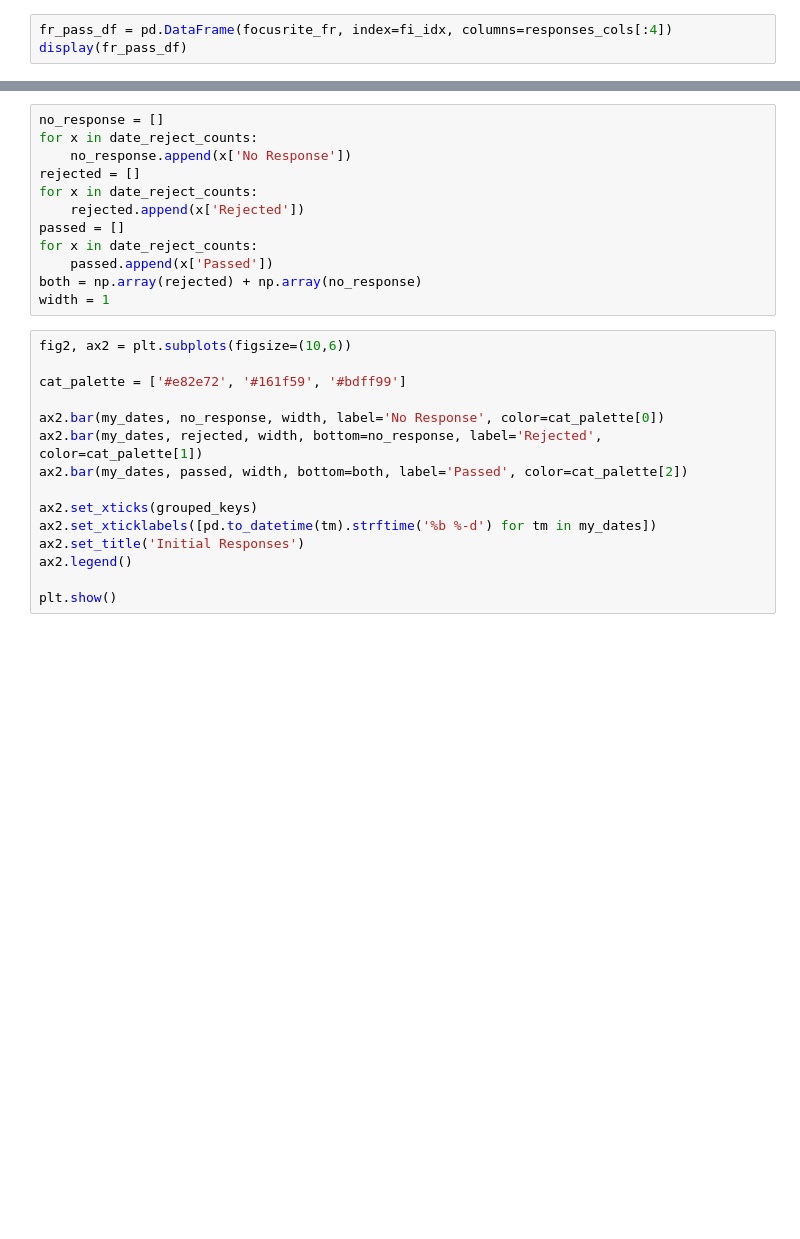
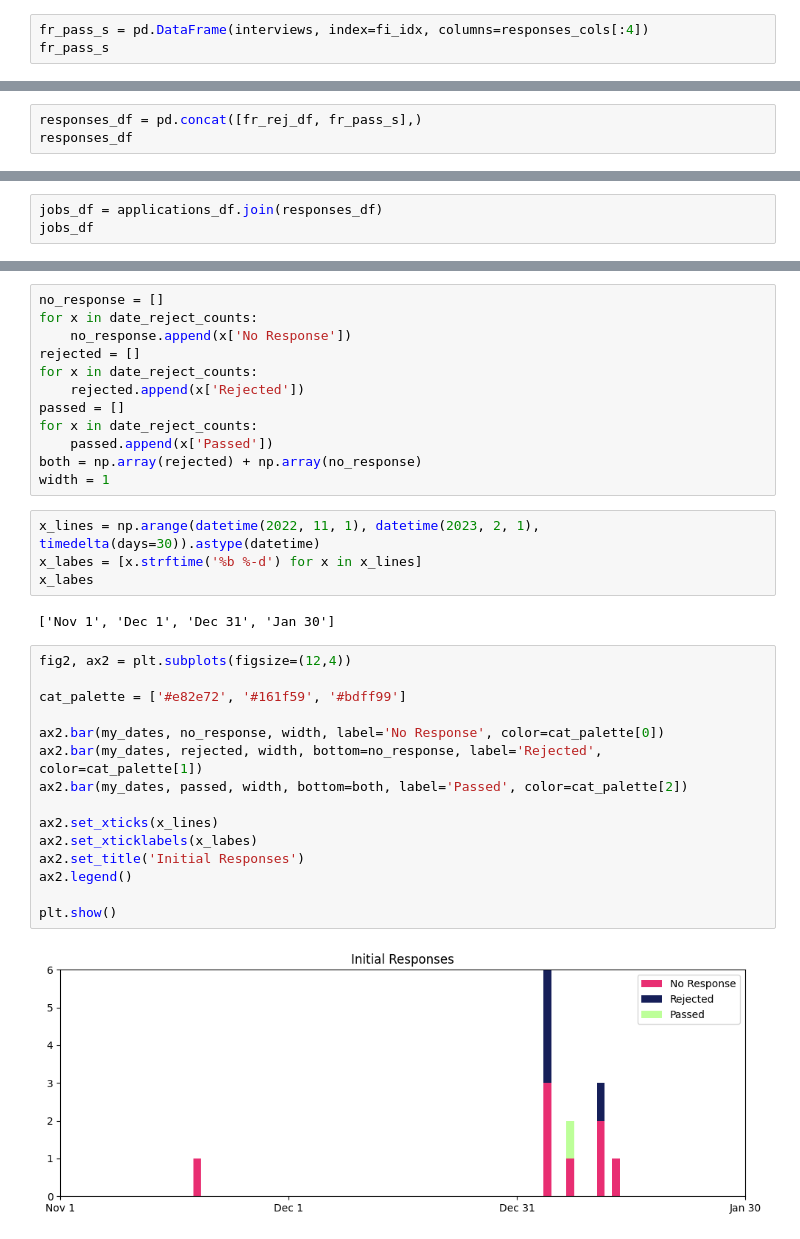
Before and after one commit to emilycardwell/my-jobs, a Jupyter notebook: jobs.ipynb, the cells around one changed output, grey strips where cells are left out. Drawn from its saved outputs; the diff is of its cells as text; blank space fills up the shorter version.

Commit message:
fixed graphs

```diff
--- a/jobs.ipynb
+++ b/jobs.ipynb
@@ -179,5 +195,5 @@ display(fr_rej_df)
 | Bikemap | 2023-01-11 | Rejected |
 | Teufel | 2023-01-19 | Rejected |
 # %%
-fr_pass_df = pd.DataFrame(focusrite_fr, index=fi_idx, columns=responses_cols[:4])
-display(fr_pass_df)
+fr_pass_s = pd.DataFrame(interviews, index=fi_idx, columns=responses_cols[:4])
+fr_pass_s
@@ -183,0 +203,3 @@ display(fr_pass_df)
+# %%
+responses_df = pd.concat([fr_rej_df, fr_pass_s],)
+responses_df
@@ -183,0 +215,3 @@ display(fr_pass_df)
+# %%
+jobs_df = applications_df.join(responses_df)
+jobs_df
@@ -215,18 +267,26 @@ for x in date_reject_counts:
     passed.append(x['Passed'])
 both = np.array(rejected) + np.array(no_response)
 width = 1
+# %%
+x_lines = np.arange(datetime(2022, 11, 1), datetime(2023, 2, 1), timedelta(days=30)).astype(datetime)
+x_labes = [x.strftime('%b %-d') for x in x_lines]
+x_labes
+# %% [output]
+['Nov 1', 'Dec 1', 'Dec 31', 'Jan 30']
 # %%
-fig2, ax2 = plt.subplots(figsize=(10,6))
+fig2, ax2 = plt.subplots(figsize=(12,4))
 
 cat_palette = ['#e82e72', '#161f59', '#bdff99']
 
 ax2.bar(my_dates, no_response, width, label='No Response', color=cat_palette[0])
 ax2.bar(my_dates, rejected, width, bottom=no_response, label='Rejected', color=cat_palette[1])
 ax2.bar(my_dates, passed, width, bottom=both, label='Passed', color=cat_palette[2])
 
-ax2.set_xticks(grouped_keys)
-ax2.set_xticklabels([pd.to_datetime(tm).strftime('%b %-d') for tm in my_dates])
+ax2.set_xticks(x_lines)
+ax2.set_xticklabels(x_labes)
 ax2.set_title('Initial Responses')
 ax2.legend()
 
 plt.show()
+# %% [output]
+[figure, added]
```
Also changed, not shown: parts of 17 cells of this notebook.
